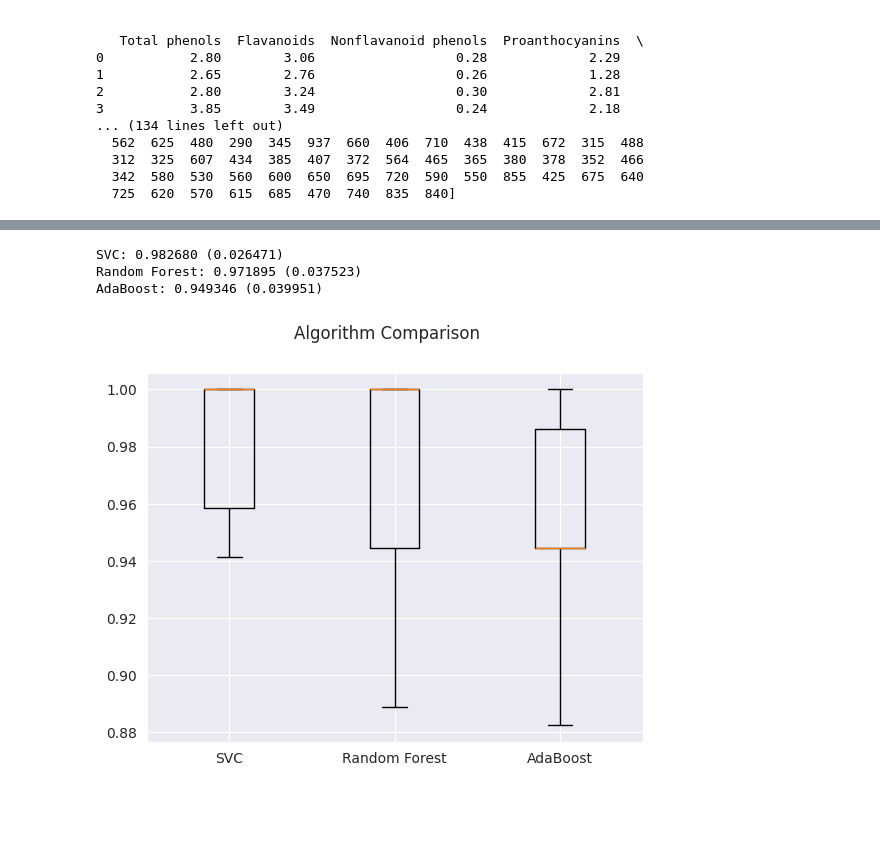
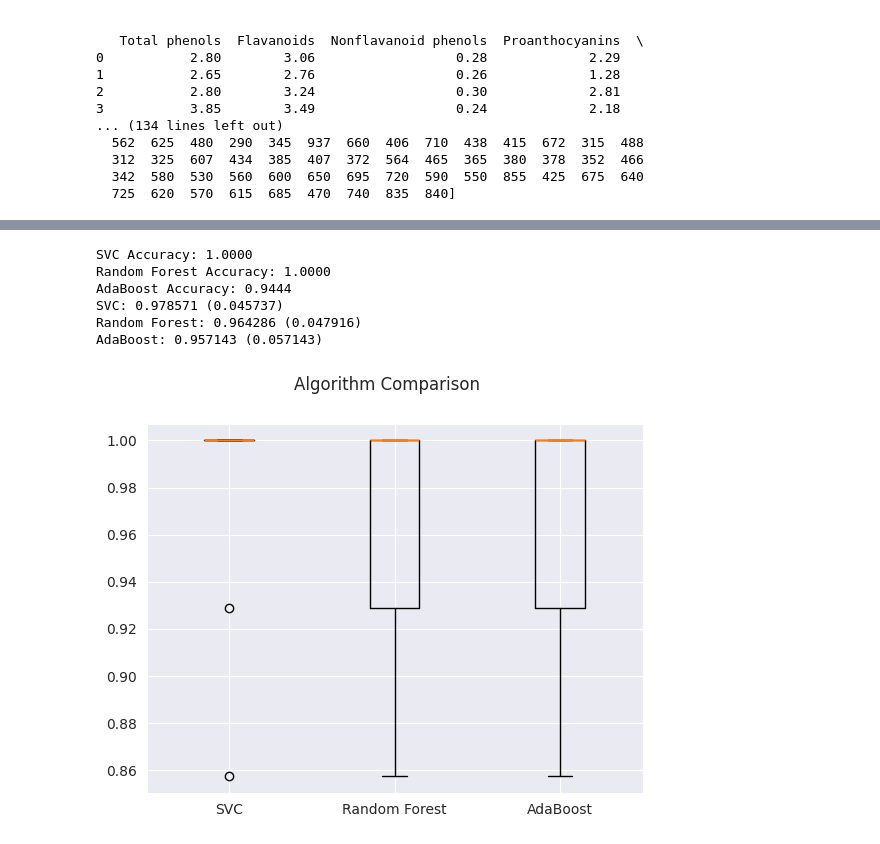
Before and after one commit to Trolann/cmpe188-assignments, a Jupyter notebook: svm_homework/svm_homework.ipynb, the cells around one changed output, grey strips where cells are left out. Saved outputs shown, nothing was run; the diff lists cells and outputs as text; code cells hidden in the pictures; blank space fills up the shorter version.

```diff
--- a/svm_homework/svm_homework.ipynb
+++ b/svm_homework/svm_homework.ipynb
@@ -137,18 +105,33 @@ def evaluate_each_model_in_turn(models, X, Y):
 # %%
 # add an SV Classifier(SVC), a random forest classifier with a depth of 2 and an Adaboost
 # classifier and compare them using kfold cross validation with k=10. For the SVC, use
 # the default settings given in the sample code, use RFB kernel with C = 1.0
 models = []
 from sklearn.ensemble import RandomForestClassifier, AdaBoostClassifier
 from sklearn.svm import SVC
-
-models.append(('SVC', SVC(kernel='rbf', C=1.0, random_state=1)))
+svc_model = ('SVC', SVC(kernel='rbf', C=1.0, random_state=1))
+models.append(svc_model)
 models.append(('Random Forest', RandomForestClassifier(max_depth=2, random_state=1)))
 models.append(('AdaBoost', AdaBoostClassifier(n_estimators=100, random_state=1)))
 
-evaluate_each_model_in_turn(models, X1_stand, Y1)
+from sklearn.model_selection import train_test_split
+X_train, X_test, Y_train, Y_test = train_test_split(X1_stand, Y1, test_size=0.2)
+
+# fit all models
+accuracy_dict = {}
+for name, model in models:
+    model.fit(X_train, Y_train)
+    y_pred = model.predict(X_test)
+    accuracy = model.score(X_test, Y_test)
+    accuracy_dict[name] = accuracy
+    print(f"{name} Accuracy: {accuracy:.4f}")
+
+evaluate_each_model_in_turn(models, X_train, Y_train)
 # %% [output]
-SVC: 0.982680 (0.026471)
-Random Forest: 0.971895 (0.037523)
-AdaBoost: 0.949346 (0.039951)
+SVC Accuracy: 1.0000
+Random Forest Accuracy: 1.0000
+AdaBoost Accuracy: 0.9444
+SVC: 0.978571 (0.045737)
+Random Forest: 0.964286 (0.047916)
+AdaBoost: 0.957143 (0.057143)
-[figure, old version]
+[figure, new version]
```
Also changed, not shown: parts of 7 cells of this notebook.
